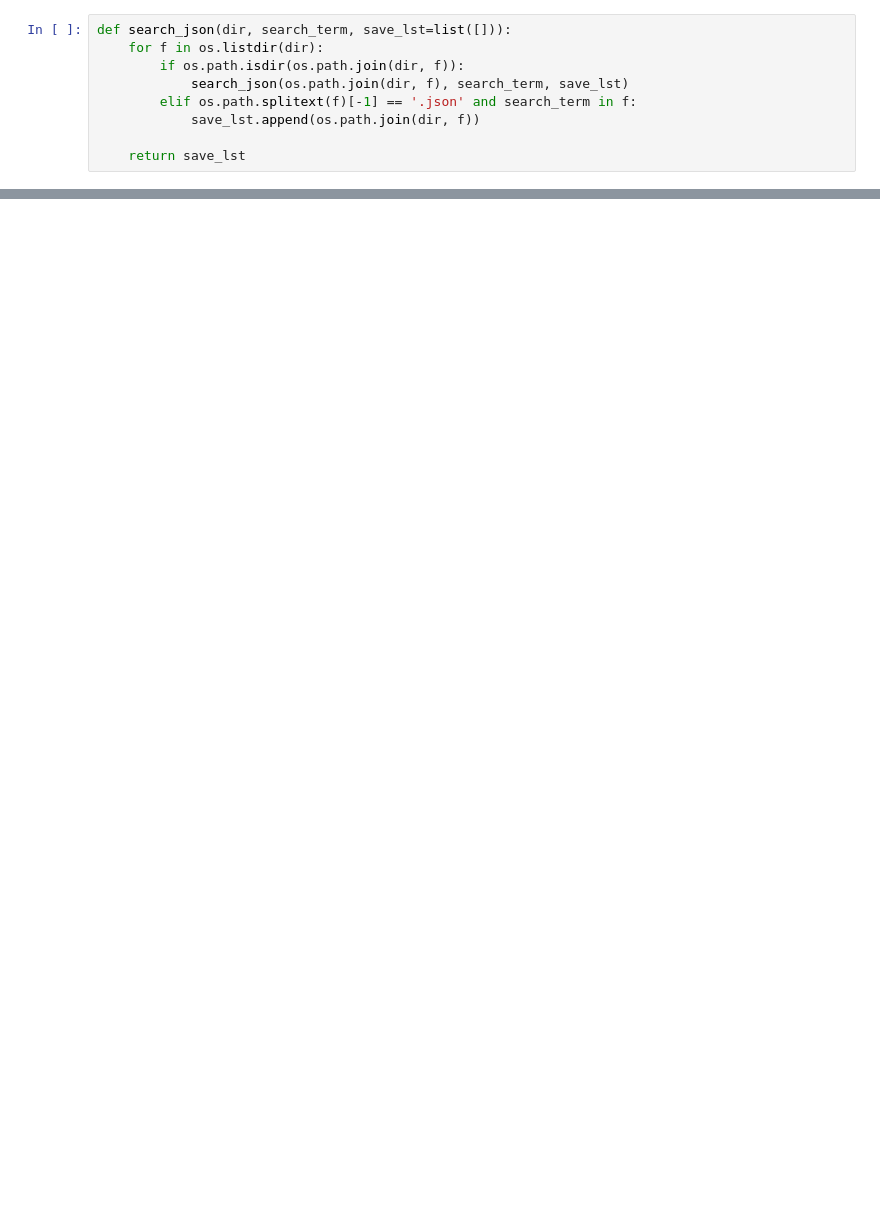
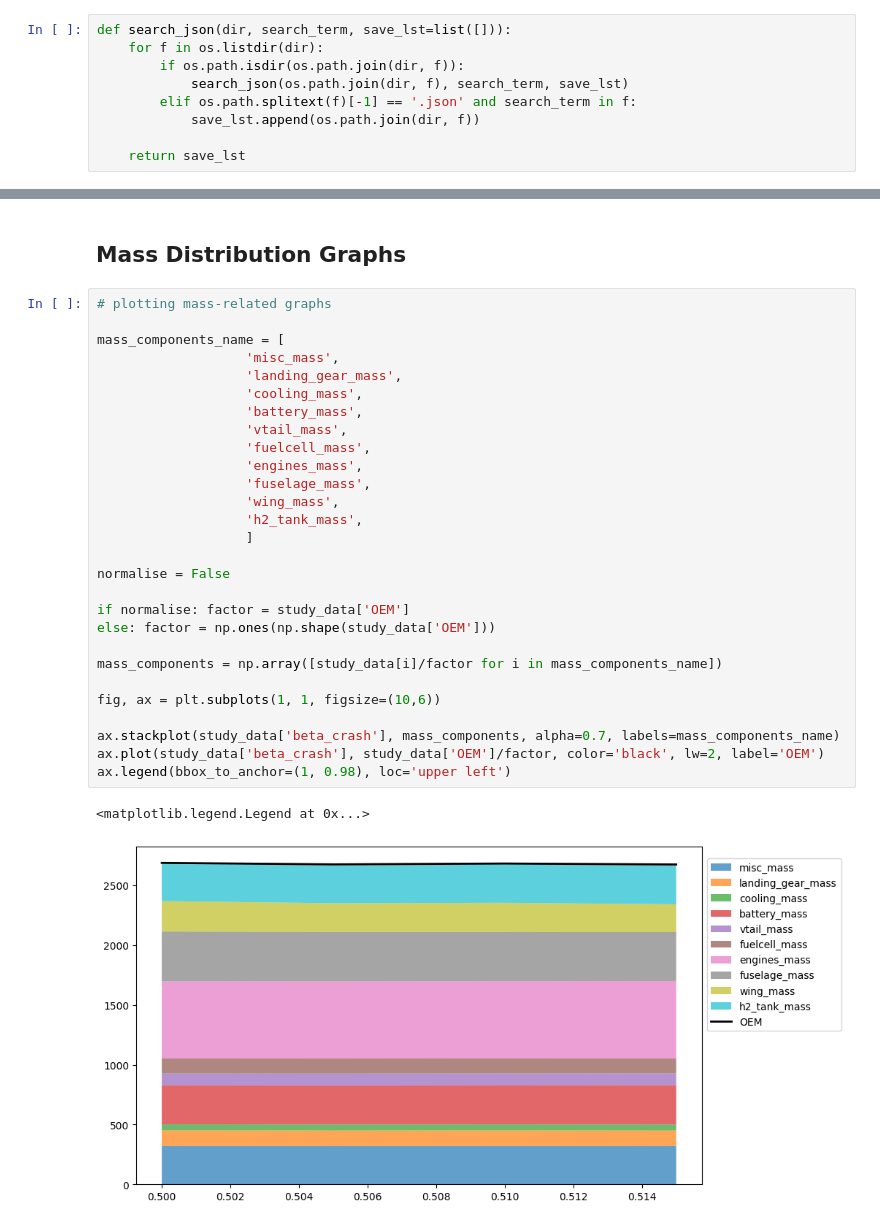
Before and after one commit to NeoStellarator/AetheriaPackage, a Jupyter notebook: scripts/beta_sensitivity/beta_sensitivity_analysis.ipynb, the cells around one changed output, grey strips where cells are left out. Drawn from its saved outputs; the diff is of its cells as text; blank space fills up the shorter version.

Commit message:
Result generation and mass distribution plots for beta sensitivity.

```diff
--- a/scripts/beta_sensitivity/beta_sensitivity_analysis.ipynb
+++ b/scripts/beta_sensitivity/beta_sensitivity_analysis.ipynb
@@ -115,0 +226,33 @@ study_data
+# %% [markdown]
+## Mass Distribution Graphs
+# %%
+# plotting mass-related graphs
+
+mass_components_name = [
+                   'misc_mass',
+                   'landing_gear_mass',
+                   'cooling_mass',
+                   'battery_mass',
+                   'vtail_mass',
+                   'fuelcell_mass',
+                   'engines_mass',
+                   'fuselage_mass',
+                   'wing_mass',
+                   'h2_tank_mass',
+                   ]
+
+normalise = False
+
+if normalise: factor = study_data['OEM']
+else: factor = np.ones(np.shape(study_data['OEM']))
+
+mass_components = np.array([study_data[i]/factor for i in mass_components_name])
+
+fig, ax = plt.subplots(1, 1, figsize=(10,6))
+
+ax.stackplot(study_data['beta_crash'], mass_components, alpha=0.7, labels=mass_components_name)
+ax.plot(study_data['beta_crash'], study_data['OEM']/factor, color='black', lw=2, label='OEM')
+ax.legend(bbox_to_anchor=(1, 0.98), loc='upper left')
+# %% [output]
+<matplotlib.legend.Legend at 0x...>
+[figure, added]
```
Also changed, not shown: parts of 11 cells of this notebook, 3 other files.
